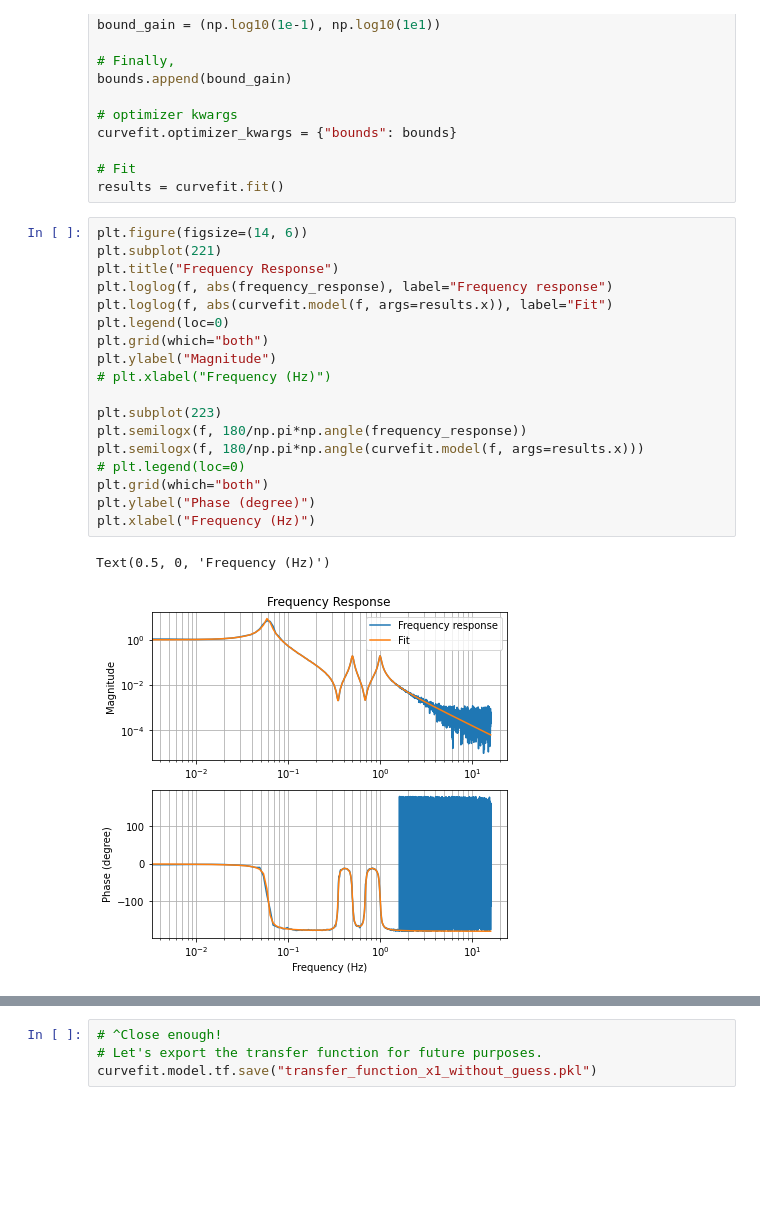
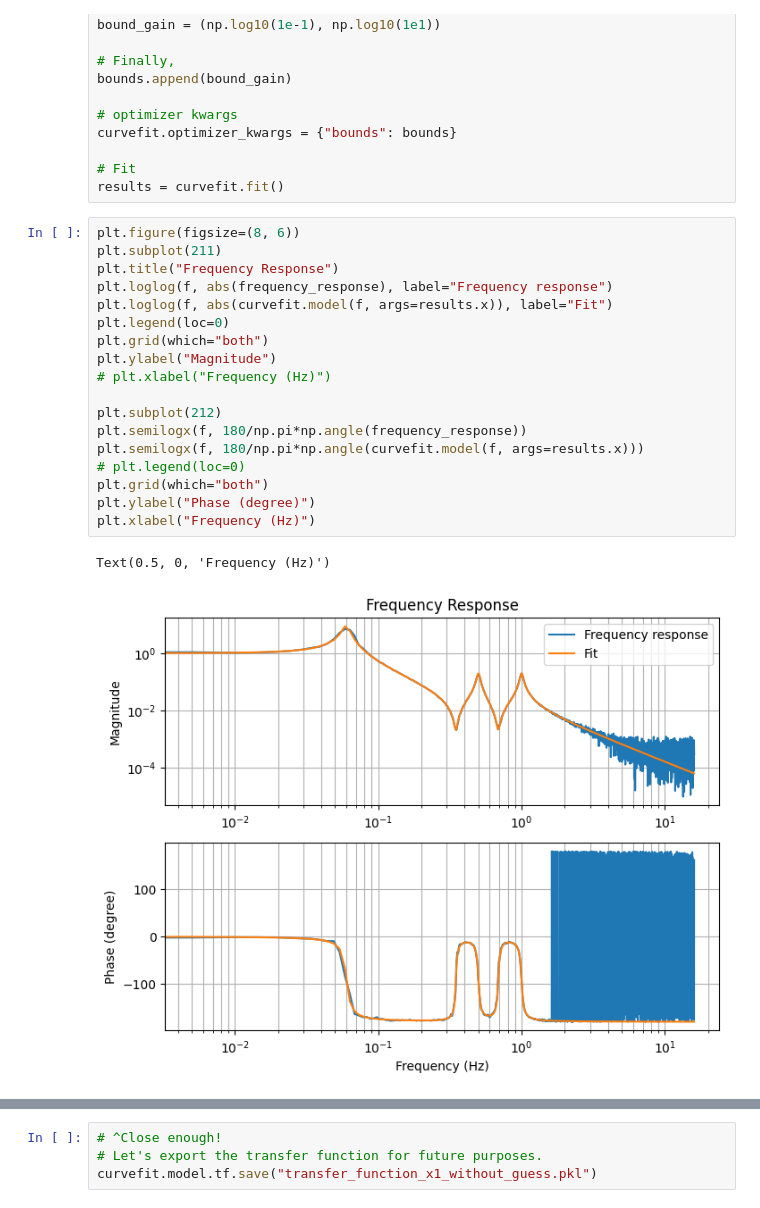
Before and after one commit to terrencetec/kontrol, a Jupyter notebook: docs/source/tutorials/system_modeling/transfer_function_modeling_without_guess.ipynb, the cells around one changed output, grey strips where cells are left out. Saved outputs shown, nothing was run; the diff lists cells and outputs as text; blank space fills up the shorter version.

```diff
--- a/docs/source/tutorials/system_modeling/transfer_function_modeling_without_guess.ipynb
+++ b/docs/source/tutorials/system_modeling/transfer_function_modeling_without_guess.ipynb
@@ -138,26 +138,26 @@ curvefit.optimizer_kwargs = {"bounds": bounds}
 # Fit
 results = curvefit.fit()
 # %%
-plt.figure(figsize=(14, 6))
-plt.subplot(221)
+plt.figure(figsize=(8, 6))
+plt.subplot(211)
 plt.title("Frequency Response")
 plt.loglog(f, abs(frequency_response), label="Frequency response")
 plt.loglog(f, abs(curvefit.model(f, args=results.x)), label="Fit")
 plt.legend(loc=0)
 plt.grid(which="both")
 plt.ylabel("Magnitude")
 # plt.xlabel("Frequency (Hz)")
 
-plt.subplot(223)
+plt.subplot(212)
 plt.semilogx(f, 180/np.pi*np.angle(frequency_response))
 plt.semilogx(f, 180/np.pi*np.angle(curvefit.model(f, args=results.x)))
 # plt.legend(loc=0)
 plt.grid(which="both")
 plt.ylabel("Phase (degree)")
 plt.xlabel("Frequency (Hz)")
 # %% [output]
 Text(0.5, 0, 'Frequency (Hz)')
-[figure, old version]
+[figure, new version]
 # %%
 # Let's inspect the fitted transfer function
 print("True transfer function:\n", tf)
```
Also changed, not shown: parts of 3 cells of this notebook, 3 other files.
